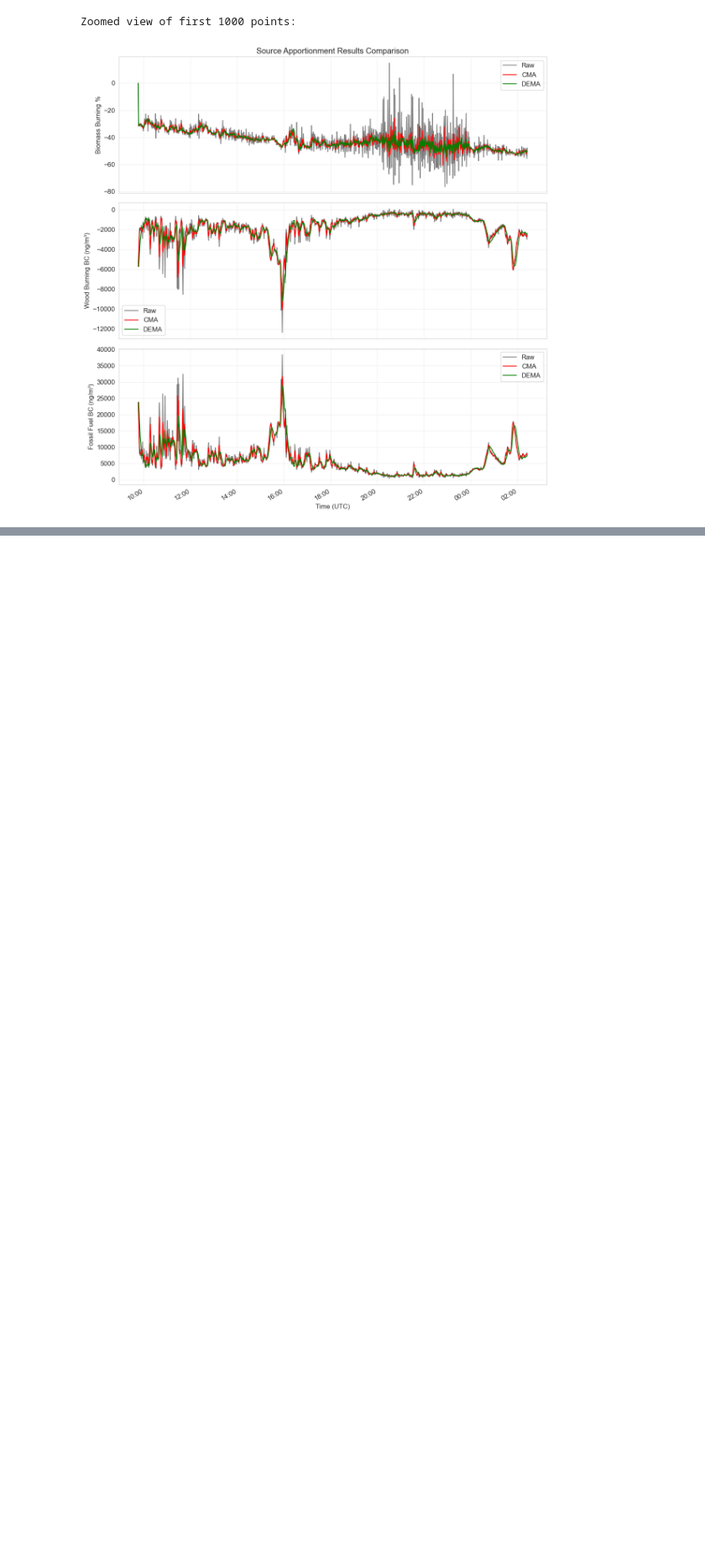
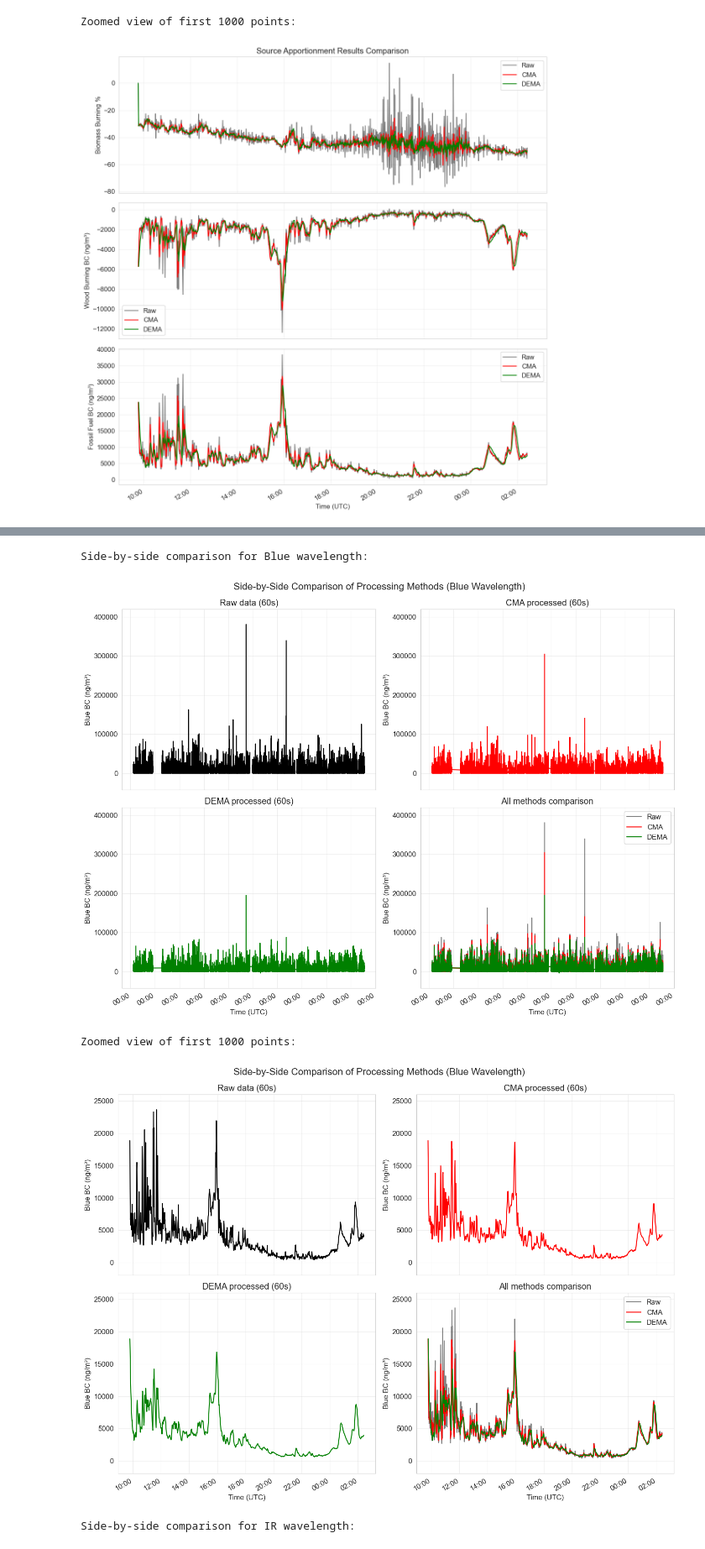
Before and after one commit to ahzs645/aethdata-analysis, a Jupyter notebook: Post Processing/CMA and DEMA.ipynb, the cells around one changed output, grey strips where cells are left out. Shown at 84% size. Cells and saved outputs as stored; diff of their text form; code cells hidden in the pictures; blank space fills up the shorter version.

Commit message:
CMA and DEMA Comparison completed, and ONA added to final Comparison

```diff
--- a/Post Processing/CMA and DEMA.ipynb
+++ b/Post Processing/CMA and DEMA.ipynb
@@ -666,0 +898,46 @@ Zoomed view of first 1000 points:
+# %%
+# Determine the timebase from the data
+if 'Timebase (s)' in data.columns:
+    timebase = data['Timebase (s)'].iloc[0]
+else:
+    timebase = 60  # default assumption
+
+# Plot side-by-side comparison for each wavelength
+for wavelength in ['Blue', 'IR']:
+    bc_col = f"{wavelength} BC1"
+    cma_col = f"{wavelength}_BC_CMA"
+    dema_col = f"{wavelength}_BC_DEMA"
+
+    if all(col in df.columns for df, col in zip(
+            [data, processed_data_cma, processed_data_dema],
+            [bc_col, cma_col, dema_col])):
+        print(f"\nSide-by-side comparison for {wavelength} wavelength:")
+
+        # Plot full dataset
+        plot_side_by_side_comparison(data, processed_data_cma, processed_data_dema,
+                                  wavelength, timebase=timebase)
+
+        # Plot a sample period (first 1000 points or 10% of data, whichever is smaller)
+        sample_size = min(1000, int(len(data) * 0.1))
+        if sample_size < len(data):
+            print(f"\nZoomed view of first {sample_size} points:")
+            plot_side_by_side_comparison(data, processed_data_cma, processed_data_dema,
+                                      wavelength, (0, sample_size), timebase=timebase)
+
+# Plot source apportionment comparisons
+print("\nSide-by-side source apportionment comparison:")
+plot_source_apportionment_side_by_side(processed_data_raw, processed_data_cma_sa,
+                                     processed_data_dema_sa, timebase=timebase)
+
+# Plot a sample period for source apportionment
+sample_size = min(1000, int(len(data) * 0.1))
+if sample_size < len(data):
+    print(f"\nZoomed view of first {sample_size} points for source apportionment:")
+    plot_source_apportionment_side_by_side(processed_data_raw, processed_data_cma_sa,
+                                        processed_data_dema_sa, (0, sample_size), timebase=timebase)
+# %% [output]
+Side-by-side comparison for Blue wavelength:
+[figure, added]
+Zoomed view of first 1000 points:
+[figure, added]
+Side-by-side comparison for IR wavelength:
```
Also changed, not shown: parts of 8 cells of this notebook, 1 other file.
